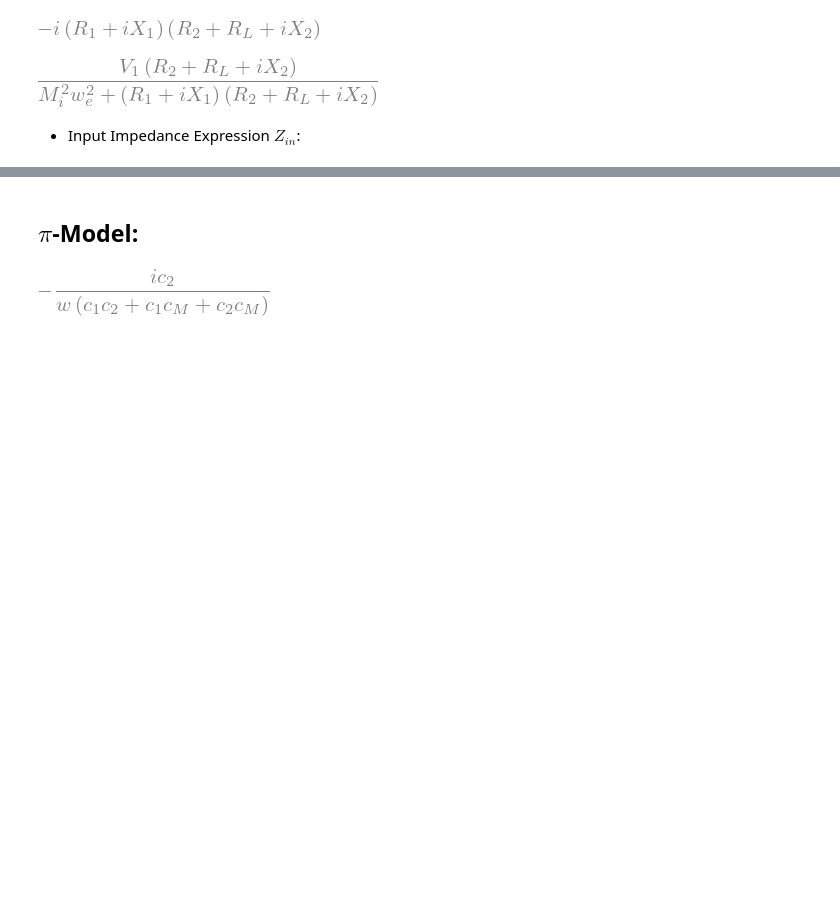
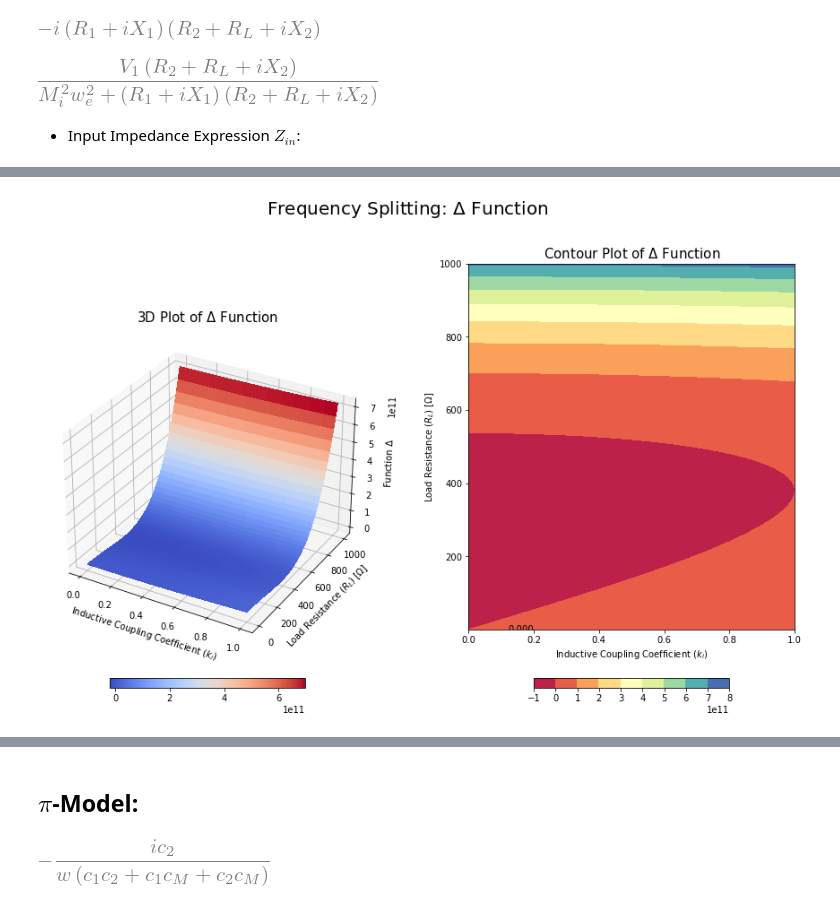
Before and after one commit to SanTT19/Symbolic_Python, a Jupyter notebook: Active_CN_Model.ipynb, the cells around one changed output, grey strips where cells are left out. Saved outputs shown, nothing was run; the diff lists cells and outputs as text; code cells hidden in the pictures; blank space fills up the shorter version.

```diff
--- a/Active_CN_Model.ipynb
+++ b/Active_CN_Model.ipynb
@@ -77,0 +129,20 @@ display(simplify(I_1))
+# %%
+# Formula for condition Delta
+Delta_c = lambda R, beta, k: (((R**2) - (2*beta))**2) - (4*(beta**2)*(1 - (k**2)))
+
+# Inductive Coupling Coefficient Range k_i
+k_i = np.arange(0, 1 + 0.01, 0.01)
+print(k_i.shape)
+print(k_i[-1])
+
+# Load Resistance [ohms]
+R_L = np.arange(1., 1000. + 1., 1.)
+print(R_L.shape)
+print(R_L[-1])
+
+# Create a mesh
+k_i_m, R_L_m = np.meshgrid(k_i, R_L)
+
+# Calculate the function Delta
+f_delta = Delta_c(R_L_m, beta_c, k_i_m)
+print(f_delta.shape)
@@ -77,0 +218,72 @@ display(simplify(I_1))
+# %%
+#interactive plotting in separate window
+#%matplotlib qt
+
+#normal charts inside notebooks
+%matplotlib inline
+
+# Set the plot --> size(width, height)
+fig = plt.figure(figsize=(15,10))
+
+################
+# 1st Subplot
+################
+
+# Set the subplot for the two graphs
+axs = fig.add_subplot(1, 2, 1, projection = '3d')
+
+# Complete figure information
+fig.suptitle('Frequency Splitting: $\Delta$ Function', fontsize = 20)
+
+# For a simple 3D plot
+#ax = fig.gca(projection = '3d')
+
+# Axis labels
+axs.set_xlabel('Inductive Coupling Coefficient ($k_{i}$)')
+axs.set_ylabel('Load Resistance ($R_{L}$) [$\Omega$]')
+axs.set_zlabel('Function $\Delta$')
+
+# Title
+axs.set_title('3D Plot of $\Delta$ Function', fontsize = 15)
+
+# Plot the surface
+surf = axs.plot_surface(k_i_m, R_L_m, f_delta, cmap = cm.coolwarm,
+                      linewidth = 0, antialiased = False)
+
+# Figure size (single plot)
+#plt.rcParams["figure.figsize"] = (30,30)
+
+# Add a color bar which maps values to colors.
+plt.colorbar(surf, orientation = 'horizontal', shrink=0.6,
+             aspect=20, pad = 0.05)
+
+################
+# 2nd Subplot
+################
+
+# Set the subplot for the two graphs
+axs = fig.add_subplot(1, 2, 2)
+
+# Plot the contour plot
+cp = plt.contourf(k_i_m, R_L_m, f_delta, cmap = cm.Spectral)
+
+# Define the levels to label
+c_labels = [0.e0]
+axs.clabel(cp, c_labels, inline = 1, colors = 'k', fmt = '%1.3f', fontsize = 10)
+
+# Color bar
+plt.colorbar(cp, orientation = 'horizontal', shrink=0.6,
+             aspect=20, pad = 0.1)
+
+# Information
+axs.set_title('Contour Plot of $\Delta$ Function', fontsize = 15)
+
+# Axis labels
+axs.set_xlabel('Inductive Coupling Coefficient ($k_{i}$)')
+axs.set_ylabel('Load Resistance ($R_{L}$) [$\Omega$]')
+
+# Distance between subplots
+fig.subplots_adjust(wspace=0.3)
+plt.show()
+# %% [output]
+[figure, added]
```
Also changed, not shown: parts of 13 cells of this notebook.
